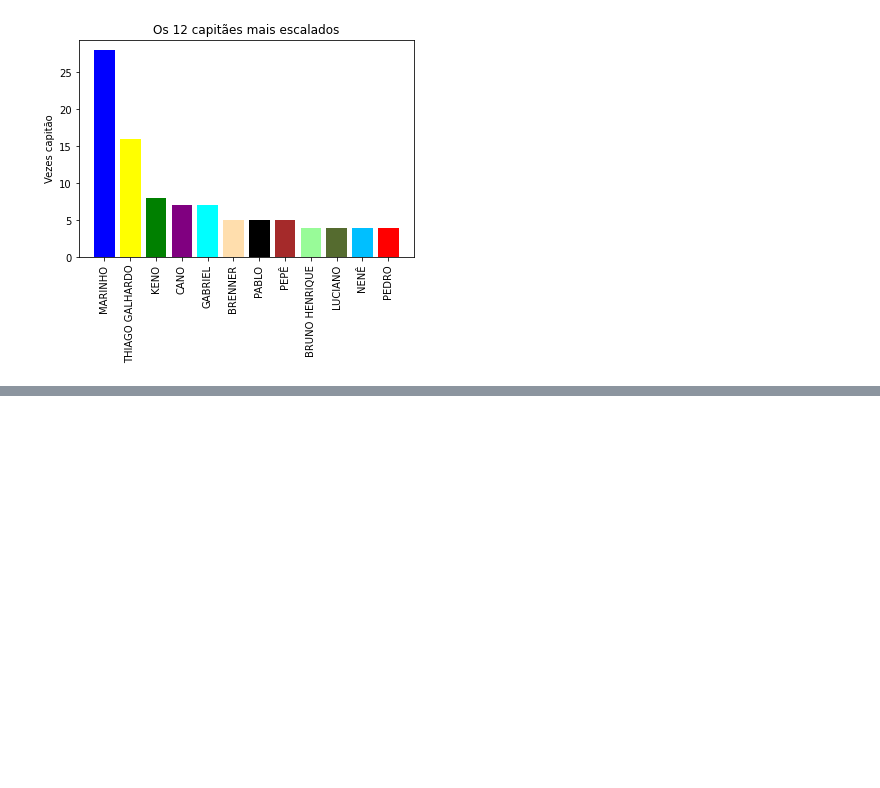
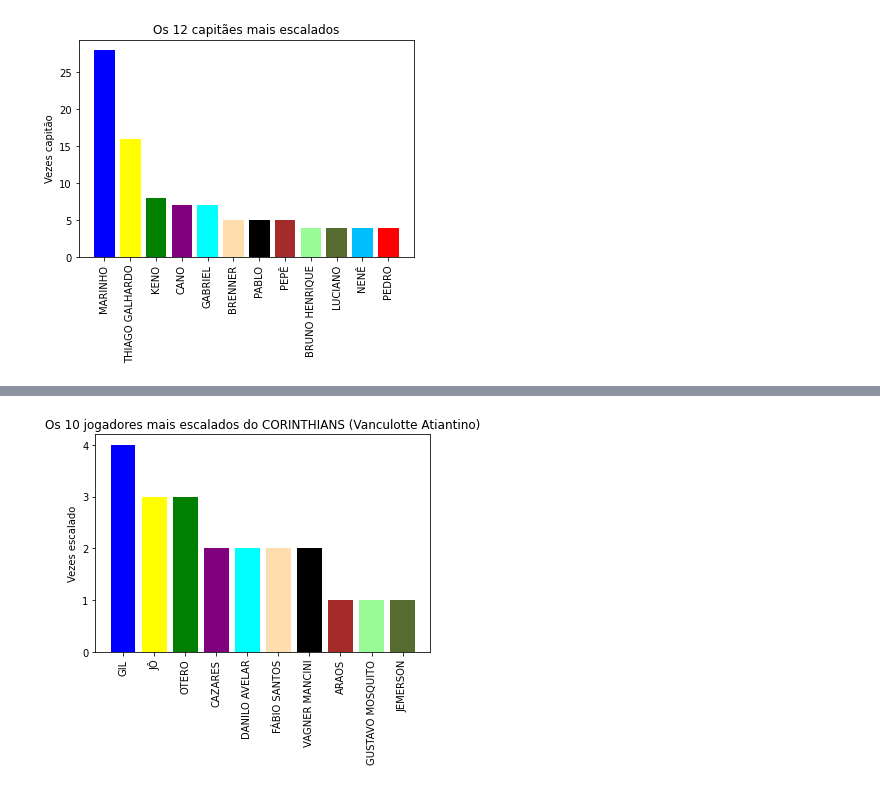
Before and after one commit to Eric-Mendes/estatisticas-quem-cair-calil, a Jupyter notebook: estudo_das_escalacoes_times_serios.ipynb, the cells around one changed output, grey strips where cells are left out. Cells and saved outputs as stored; diff of their text form; code cells hidden in the pictures; blank space fills up the shorter version.

```diff
--- a/estudo_das_escalacoes_times_serios.ipynb
+++ b/estudo_das_escalacoes_times_serios.ipynb
@@ -182,0 +291,4 @@ plt.show()
+# %%
+plot_jogadores('CORINTHIANS', 'Vanculotte Atiantino')
+# %% [output]
+[figure, added]
```
Also changed, not shown: parts of 10 cells of this notebook.
